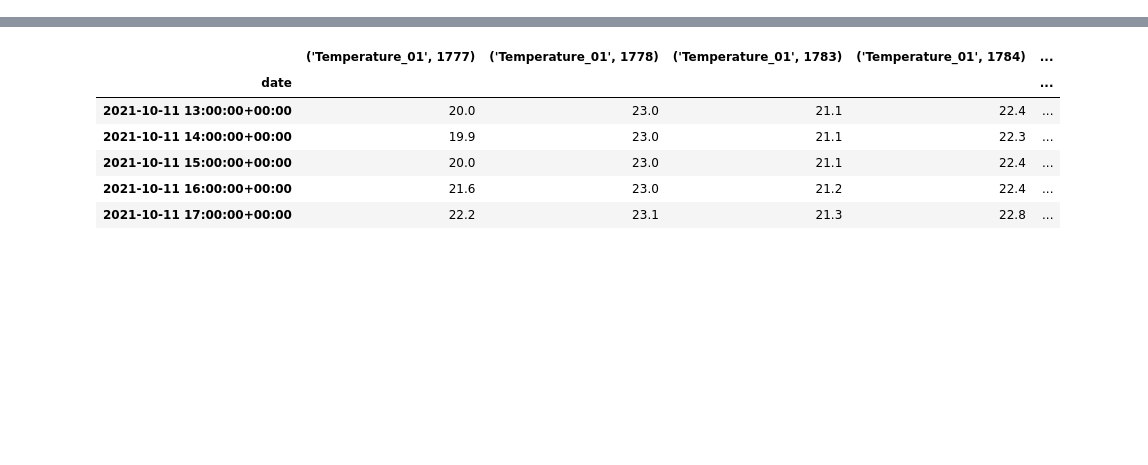
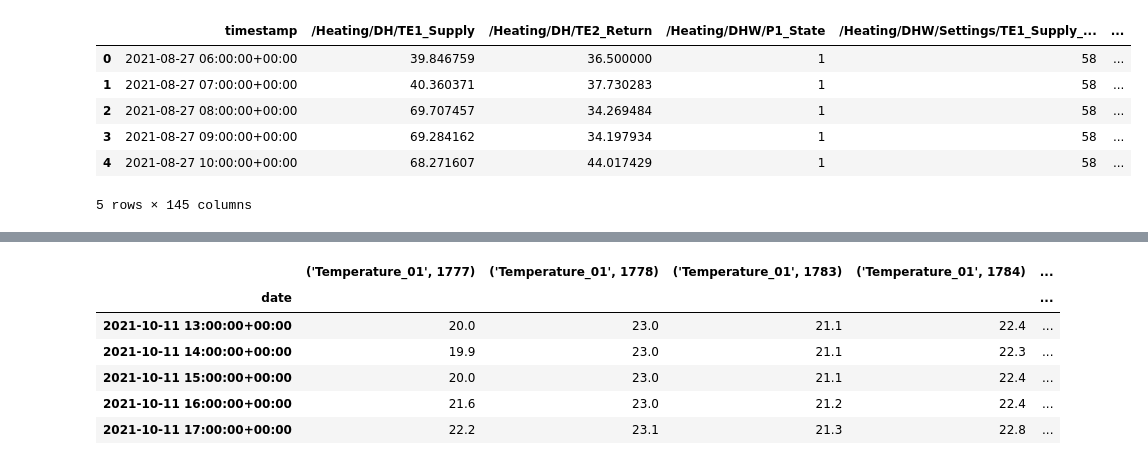
Before and after one commit to hamk-uas/HAMK_Smart_City_anomaly, a Jupyter notebook: PCA_Anomaly.ipynb, the cells around one changed output, grey strips where cells are left out. Saved outputs shown, nothing was run; the diff lists cells and outputs as text; code cells hidden in the pictures; blank space fills up the shorter version.

```diff
--- a/PCA_Anomaly.ipynb
+++ b/PCA_Anomaly.ipynb
@@ -13,6 +13,16 @@ warnings.filterwarnings("ignore")
 # Load dataset
 data = pd.read_csv('3452_building_data_full_year_copy.csv')
 #data = pd.read_csv('2948_building_data.csv')
+# %%
+data.head()
+# %% [output]
+|  | timestamp | /Heating/DH/TE1_Supply | /Heating/DH/TE2_Return | /Heating/DHW/P1_State | /Heating/DHW/Settings/TE1_Supply_... | ... |
+| 0 | 2021-08-27 06:00:00+00:00 | 39.846759 | 36.500000 | 1 | 58 | ... |
+| 1 | 2021-08-27 07:00:00+00:00 | 40.360371 | 37.730283 | 1 | 58 | ... |
+| 2 | 2021-08-27 08:00:00+00:00 | 69.707457 | 34.269484 | 1 | 58 | ... |
+| 3 | 2021-08-27 09:00:00+00:00 | 69.284162 | 34.197934 | 1 | 58 | ... |
+| 4 | 2021-08-27 10:00:00+00:00 | 68.271607 | 44.017429 | 1 | 58 | ... |
+5 rows × 145 columns
 # %%
 # Convert the data type of timestamp column to date time format
 data['date'] = pd.to_datetime(data['timestamp'])
```
Also changed, not shown: parts of 9 cells of this notebook.
